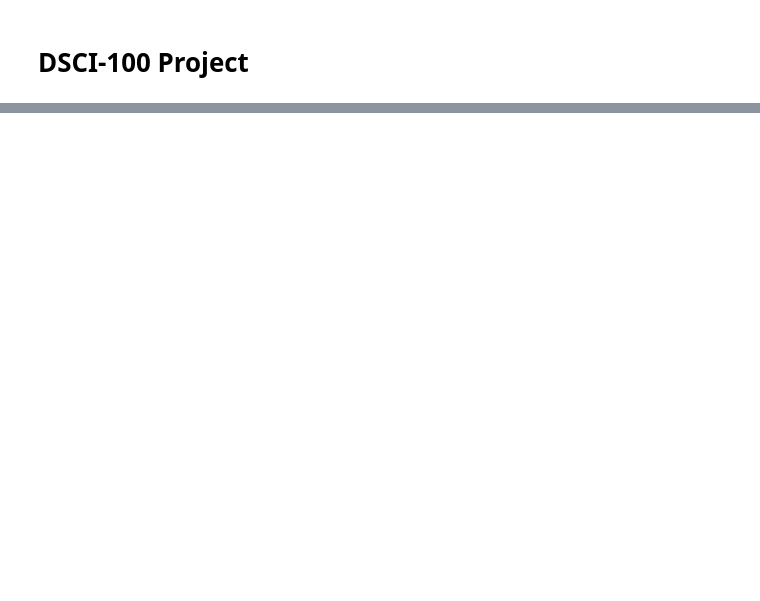
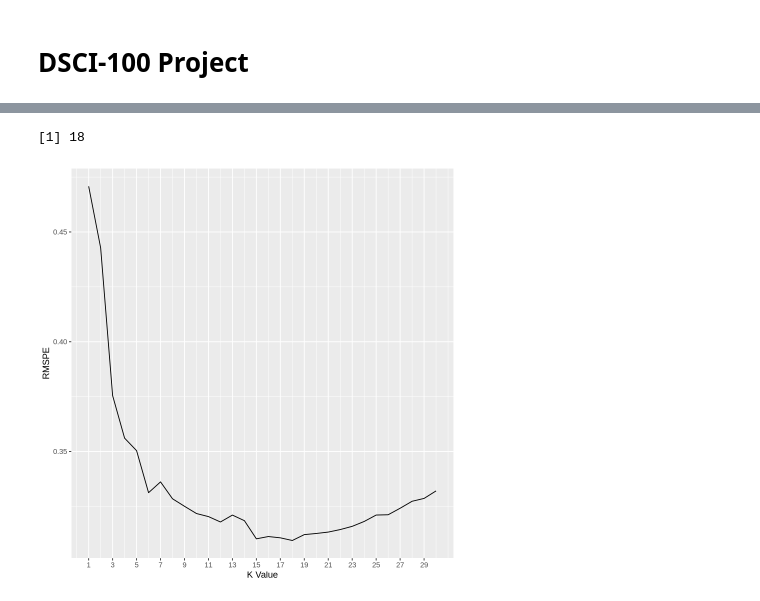
Before and after one commit to Freddy891/dsci-100-project, a Jupyter notebook: Analysis.ipynb, the cells around one changed output, grey strips where cells are left out. Cells and saved outputs as stored; diff of their text form; code cells hidden in the pictures; blank space fills up the shorter version.

```diff
--- a/Analysis.ipynb
+++ b/Analysis.ipynb
@@ -54,0 +134,39 @@ In this context, session data becomes redundant as they are obtained after recui
+# %%
+analysis_split <- initial_split(analysis_data, prop = .75, strata = avg_session_hrs)
+analysis_testing <- testing(analysis_split)
+analysis_training <- training(analysis_split)
+
+analysis_recipe <- recipe(avg_session_hrs~played_hours, data=analysis_training) |>
+    step_scale(all_predictors()) |>
+    step_center(all_predictors())
+
+analysis_spec <- nearest_neighbor(weight_func = "rectangular", neighbors = tune()) |>
+    set_engine("kknn") |>
+    set_mode("regression")
+
+analysis_vfold <- vfold_cv(analysis_training, strata = avg_session_hrs)
+
+k_vals <- tibble(neighbors = 1:30)
+
+analysis_results <- workflow() |>
+    add_recipe(analysis_recipe) |>
+    add_model(analysis_spec) |>
+    tune_grid(resamples = analysis_vfold, grid = k_vals) |>
+    collect_metrics() |>
+    filter(.metric == "rmse")
+
+analysis_plot <- analysis_results |>
+    ggplot(aes(neighbors, mean)) +
+    geom_line() +
+    labs(x="K Value", y="RMSPE") +
+    scale_x_continuous(breaks = seq(1, 30, by = 2))
+
+analysis_plot
+best_k <- analysis_results |>
+    arrange(mean) |>
+    slice(1) |>
+    pull(neighbors)
+best_k
+# %% [output]
+[1] 18
+[figure, added]
```
Also changed, not shown: parts of 15 cells of this notebook.
